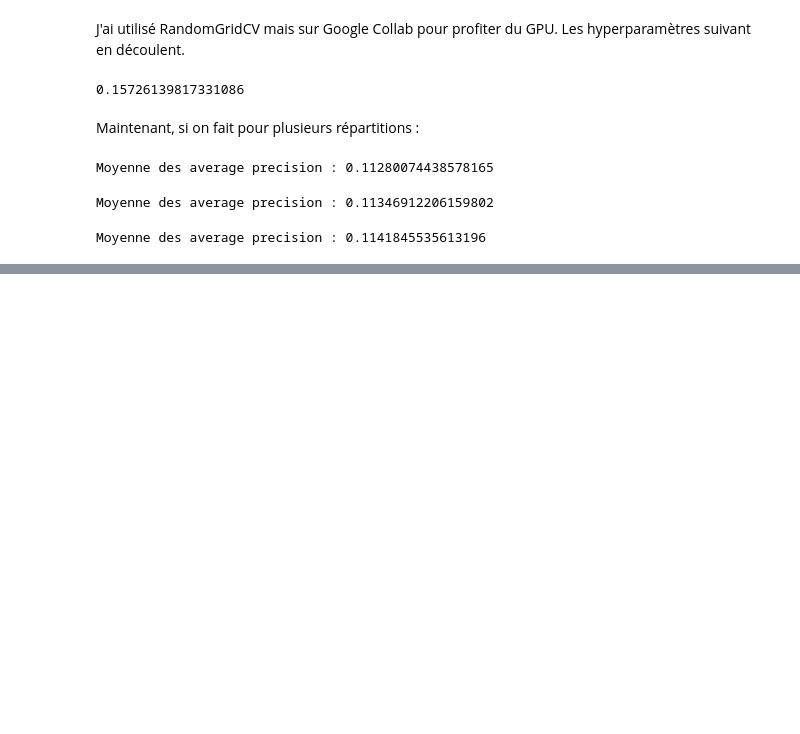
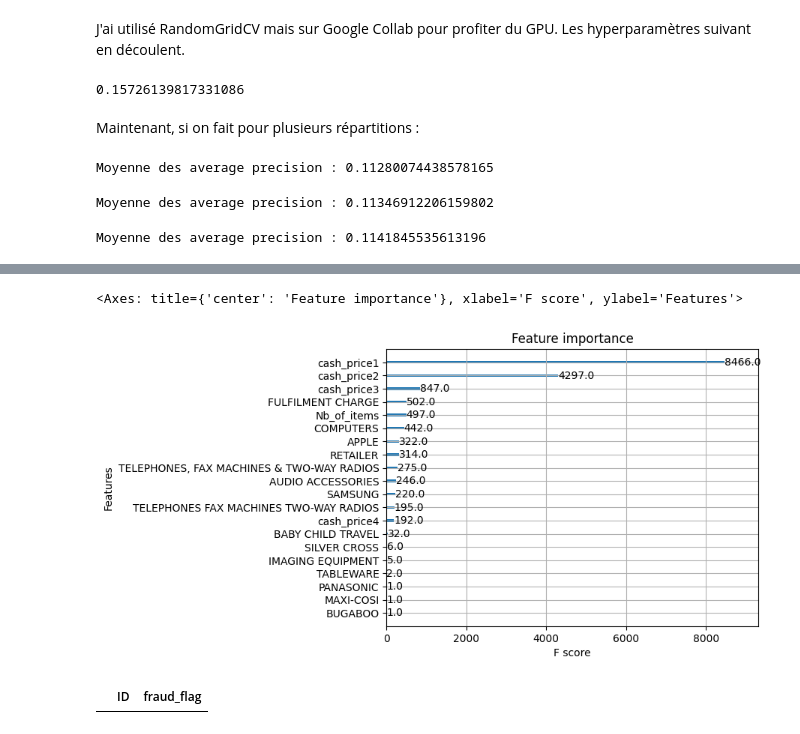
Before and after one commit to yannasyr/TPE2023-FraudDetection, a Jupyter notebook: categANDmarques.ipynb, the cells around one changed output, grey strips where cells are left out. Cells and saved outputs as stored; diff of their text form; code cells hidden in the pictures; blank space fills up the shorter version.

```diff
--- a/categANDmarques.ipynb
+++ b/categANDmarques.ipynb
@@ -259,0 +364,16 @@ Moyenne des average precision : 0.1141845535613196
+# %%
+X = pd.read_csv("data/X_train_BNP_simplif.csv", delimiter = ',', encoding='latin1', index_col=0)
+Y = pd.read_csv("data/Y_train_2_XPXJDyy.csv", delimiter = ',', encoding='latin1', index_col=0)
+
+X_train = X.drop('ID',axis=1)
+Y_train = Y.drop('ID',axis=1)
+
+X_test = pd.read_csv("data/X_test_BNP_simplif.csv", delimiter = ',', encoding='latin1', index_col=0)
+Y_exemple = pd.read_csv("data/Y_test_random_2.csv", delimiter = ',', encoding='latin1', index_col=0)
+# %%
+best_boost = xgb.XGBClassifier(subsample=0.7, scale_pos_weight=1, reg_lambda=0.3,
+                               reg_alpha=0.4, n_estimators=850, min_child_weight=8,
+                               max_depth=7, learning_rate=0.05, gamma=0.5,
+                               colsample_bytree=0.95)
+
+best_boost.fit(X_train, Y_train)
@@ -259,0 +396,12 @@ Moyenne des average precision : 0.1141845535613196
+# %%
+xgb.plot_importance(best_boost)
+# %% [output]
+<Axes: title={'center': 'Feature importance'}, xlabel='F score', ylabel='Features'>
+[figure, added]
+# %%
+df = pd.DataFrame(Y_pred, columns=["fraud_flag"])
+df['ID'] = X_test['ID']
+df = df.reindex(columns=['ID', 'fraud_flag'])
+df[df['fraud_flag'] > 0]
+# %% [output]
+|  | ID | fraud_flag |
```
Also changed, not shown: parts of 17 cells of this notebook.
